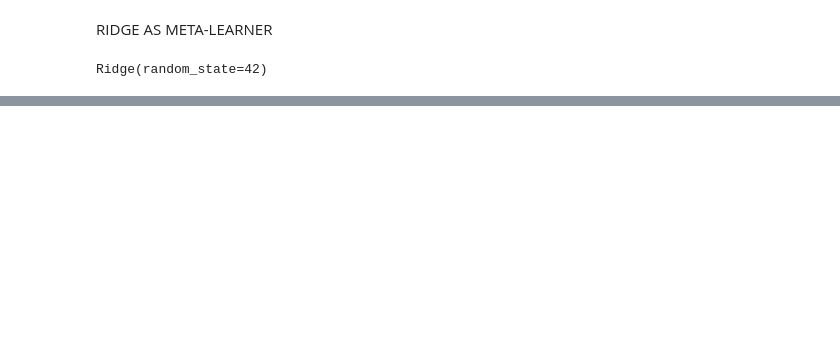
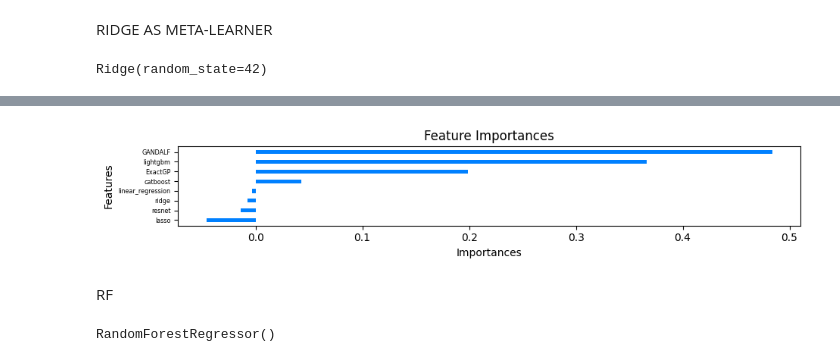
Before and after one commit to hoanguyen94/Recovery-rate-prediction, a Jupyter notebook: src/meta-learner.ipynb, the cells around one changed output, grey strips where cells are left out. Cells and saved outputs as stored; diff of their text form; code cells hidden in the pictures; blank space fills up the shorter version.

```diff
--- a/src/meta-learner.ipynb
+++ b/src/meta-learner.ipynb
@@ -247,0 +564,6 @@ plt.show()
+# %%
+# Train the final model on the entire training data
+best_params = study.best_params
+lasso_meta_model = Lasso(random_state=42, **best_params)
+
+lasso_meta_model.fit(training_predictions, train_labels)
@@ -247,0 +604,51 @@ plt.show()
+# %%
+# Get the model coefficients
+coef = lasso_meta_model.coef_
+
+non_zero_coeff = []
+non_zero_features = []
+for index, value in enumerate(coef):
+    if value == 0:
+        continue
+    non_zero_coeff.append(value)
+    non_zero_features.append(training_predictions.columns[index])
+# %%
+### Feature importance
+
+# Create a DataFrame for better visualization
+feature_importances = pd.DataFrame({
+    'Feature': non_zero_features,
+    'Importance': non_zero_coeff
+})
+
+# Sort the features by importance
+feature_importances = feature_importances.sort_values(by='Importance', ascending=True)
+# %%
+# Create a horizontal bar chart
+plt.figure(figsize=(10, 6))  # Adjust the size of the plot as needed
+plt.barh(feature_importances['Feature'], feature_importances['Importance'], color=(0, 0.5, 1), height=0.4)  # Adjust the height for spacing
+# Increase figure height to accommodate the spacing
+plt.gcf().set_size_inches(10, max(2, len(feature_importances) * 0.2))
+
+plt.ylabel('Features')  # Label for the y-axis
+plt.xlabel('Importances')  # Label for the x-axis
+plt.title('Feature Importances')  # Title of the plot
+plt.tight_layout()  # Automatically adjust subplot parameters to give specified padding
+plt.yticks(fontsize='xx-small')
+
+plt.show()
+# %% [output]
+[figure, added]
+# %% [markdown]
+RF
+# %%
+
+# Instantiate model
+from sklearn.ensemble import RandomForestRegressor
+
+
+rf_meta_model = RandomForestRegressor()
+# Train the model on training data
+rf_meta_model.fit(training_predictions, train_labels)
+# %% [output]
+RandomForestRegressor()
```
Also changed, not shown: parts of 54 cells of this notebook, 2 other files.
